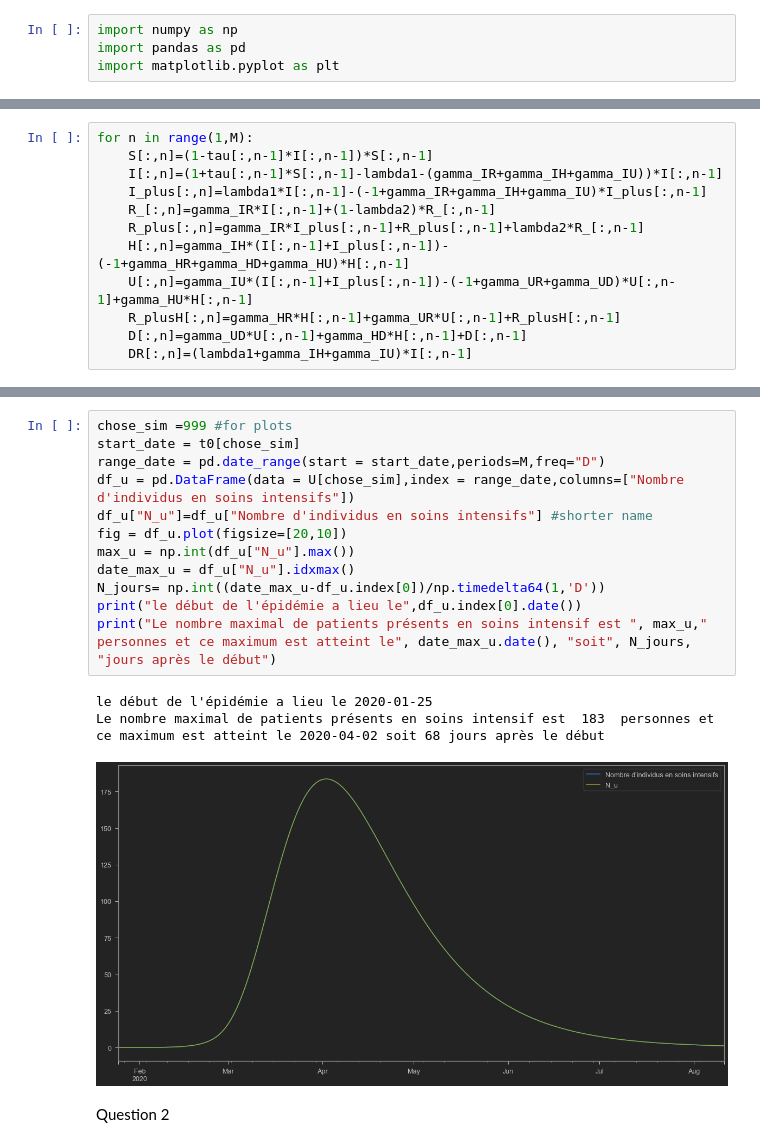
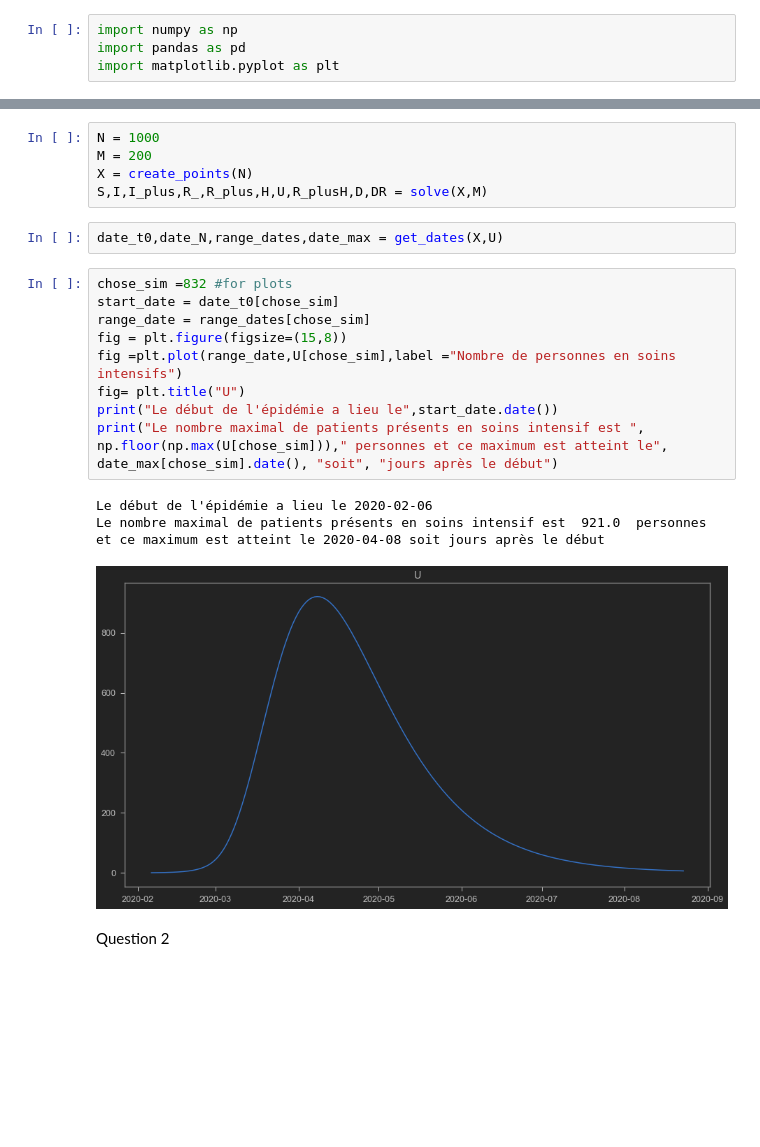
Before and after one commit to HA-DUC/project_map568, a Jupyter notebook: project_MAP568.ipynb, the cells around one changed output, grey strips where cells are left out. Drawn from its saved outputs; the diff is of its cells as text; blank space fills up the shorter version.

```diff
--- a/project_MAP568.ipynb
+++ b/project_MAP568.ipynb
@@ -129,12 +72,0 @@ DR=np.zeros((No,M))
-# %%
-for n in range(1,M):
-    S[:,n]=(1-tau[:,n-1]*I[:,n-1])*S[:,n-1]
-    I[:,n]=(1+tau[:,n-1]*S[:,n-1]-lambda1-(gamma_IR+gamma_IH+gamma_IU))*I[:,n-1]
-    I_plus[:,n]=lambda1*I[:,n-1]-(-1+gamma_IR+gamma_IH+gamma_IU)*I_plus[:,n-1]
-    R_[:,n]=gamma_IR*I[:,n-1]+(1-lambda2)*R_[:,n-1]
-    R_plus[:,n]=gamma_IR*I_plus[:,n-1]+R_plus[:,n-1]+lambda2*R_[:,n-1]
-    H[:,n]=gamma_IH*(I[:,n-1]+I_plus[:,n-1])-(-1+gamma_HR+gamma_HD+gamma_HU)*H[:,n-1]
-    U[:,n]=gamma_IU*(I[:,n-1]+I_plus[:,n-1])-(-1+gamma_UR+gamma_UD)*U[:,n-1]+gamma_HU*H[:,n-1]
-    R_plusH[:,n]=gamma_HR*H[:,n-1]+gamma_UR*U[:,n-1]+R_plusH[:,n-1]
-    D[:,n]=gamma_UD*U[:,n-1]+gamma_HD*H[:,n-1]+D[:,n-1]
-    DR[:,n]=(lambda1+gamma_IH+gamma_IU)*I[:,n-1]
@@ -141,19 +161,23 @@ for n in range(1,M):
+# %%
+N = 1000
+M = 200
+X = create_points(N)
+S,I,I_plus,R_,R_plus,H,U,R_plusH,D,DR = solve(X,M)
+# %%
+date_t0,date_N,range_dates,date_max = get_dates(X,U)
 # %%
-chose_sim =999 #for plots
-start_date = t0[chose_sim]
-range_date = pd.date_range(start = start_date,periods=M,freq="D")
-df_u = pd.DataFrame(data = U[chose_sim],index = range_date,columns=["Nombre d'individus en soins intensifs"])
-df_u["N_u"]=df_u["Nombre d'individus en soins intensifs"] #shorter name
-fig = df_u.plot(figsize=[20,10])
-max_u = np.int(df_u["N_u"].max())
-date_max_u = df_u["N_u"].idxmax()
-N_jours= np.int((date_max_u-df_u.index[0])/np.timedelta64(1,'D'))
-print("le début de l'épidémie a lieu le",df_u.index[0].date())
-print("Le nombre maximal de patients présents en soins intensif est ", max_u," personnes et ce maximum est atteint le", date_max_u.date(), "soit", N_jours, "jours après le début")
+chose_sim =832 #for plots
+start_date = date_t0[chose_sim]
+range_date = range_dates[chose_sim]
+fig = plt.figure(figsize=(15,8))
+fig =plt.plot(range_date,U[chose_sim],label ="Nombre de personnes en soins intensifs")
+fig= plt.title("U")
+print("Le début de l'épidémie a lieu le",start_date.date())
+print("Le nombre maximal de patients présents en soins intensif est ", np.floor(np.max(U[chose_sim]))," personnes et ce maximum est atteint le", date_max[chose_sim].date(), "soit", "jours après le début")
 # %% [output]
-le début de l'épidémie a lieu le 2020-01-25
-Le nombre maximal de patients présents en soins intensif est  183  personnes et ce maximum est atteint le 2020-04-02 soit 68 jours après le début
+Le début de l'épidémie a lieu le 2020-02-06
+Le nombre maximal de patients présents en soins intensif est  921.0  personnes et ce maximum est atteint le 2020-04-08 soit jours après le début
-[figure, old version]
+[figure, new version]
 # %% [markdown]
 Question 2
 # %% [markdown]
```
Also changed, not shown: parts of 24 cells of this notebook.
